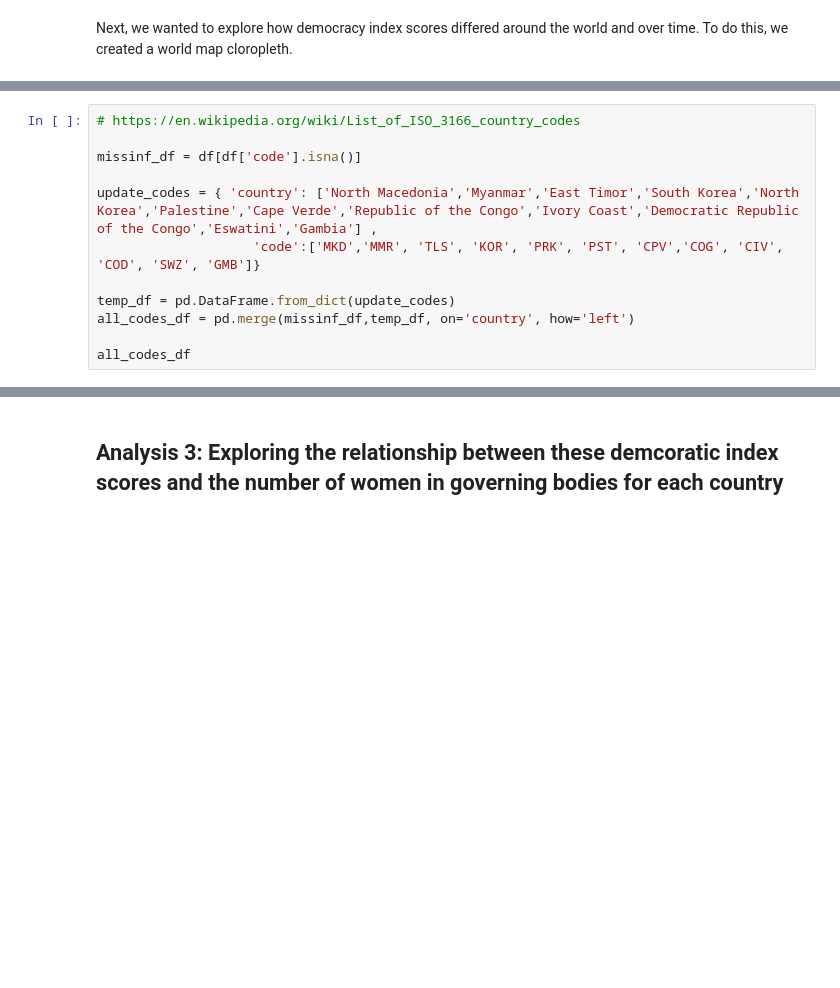
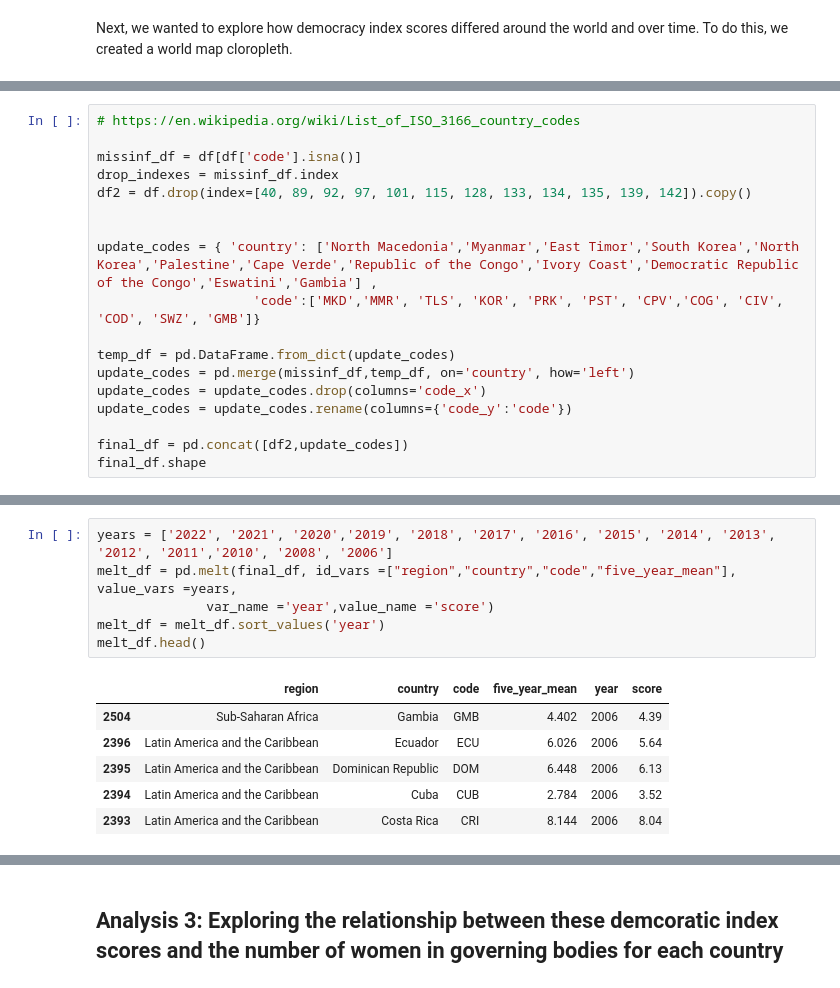
Before and after one commit to samroska/women-in-gov, a Jupyter notebook: data_visualizations.ipynb, the cells around one changed output, grey strips where cells are left out. Cells and saved outputs as stored; diff of their text form; blank space fills up the shorter version.

```diff
--- a/data_visualizations.ipynb
+++ b/data_visualizations.ipynb
@@ -149,12 +130,18 @@ combine_df.head()
 # https://en.wikipedia.org/wiki/List_of_ISO_3166_country_codes
 
 missinf_df = df[df['code'].isna()]
+drop_indexes = missinf_df.index
+df2 = df.drop(index=[40, 89, 92, 97, 101, 115, 128, 133, 134, 135, 139, 142]).copy()
+
 
 update_codes = { 'country': ['North Macedonia','Myanmar','East Timor','South Korea','North Korea','Palestine','Cape Verde','Republic of the Congo','Ivory Coast','Democratic Republic of the Congo','Eswatini','Gambia'] ,
                     'code':['MKD','MMR', 'TLS', 'KOR', 'PRK', 'PST', 'CPV','COG', 'CIV', 'COD', 'SWZ', 'GMB']}
 
 temp_df = pd.DataFrame.from_dict(update_codes)
-all_codes_df = pd.merge(missinf_df,temp_df, on='country', how='left')
+update_codes = pd.merge(missinf_df,temp_df, on='country', how='left')
+update_codes = update_codes.drop(columns='code_x')
+update_codes = update_codes.rename(columns={'code_y':'code'})
 
-all_codes_df
+final_df = pd.concat([df2,update_codes])
+final_df.shape
 # %% [output]
@@ -190,0 +173,13 @@ TypeError: Object of type MultiPolygon is not JSON serializable
+# %%
+years = ['2022', '2021', '2020','2019', '2018', '2017', '2016', '2015', '2014', '2013', '2012', '2011','2010', '2008', '2006']
+melt_df = pd.melt(final_df, id_vars =["region","country","code","five_year_mean"], value_vars =years,
+              var_name ='year',value_name ='score')
+melt_df = melt_df.sort_values('year')
+melt_df.head()
+# %% [output]
+|  | region | country | code | five_year_mean | year | score |
+| 2504 | Sub-Saharan Africa | Gambia | GMB | 4.402 | 2006 | 4.39 |
+| 2396 | Latin America and the Caribbean | Ecuador | ECU | 6.026 | 2006 | 5.64 |
+| 2395 | Latin America and the Caribbean | Dominican Republic | DOM | 6.448 | 2006 | 6.13 |
+| 2394 | Latin America and the Caribbean | Cuba | CUB | 2.784 | 2006 | 3.52 |
+| 2393 | Latin America and the Caribbean | Costa Rica | CRI | 8.144 | 2006 | 8.04 |
```
Also changed, not shown: parts of 9 cells of this notebook.
